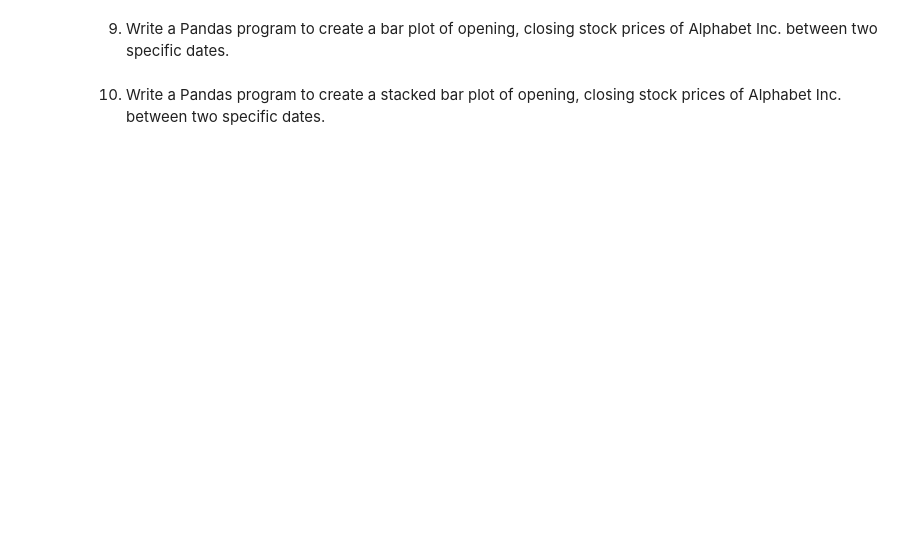
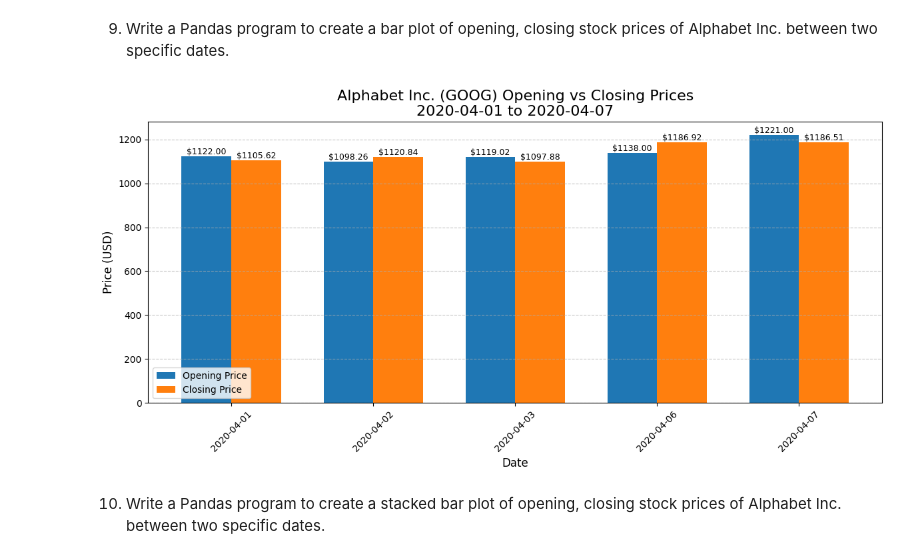
Before and after one commit to Dheer08/Master-s-Python-Assignment, a Jupyter notebook: CA 1/20056561 - Exercise 2 Pandas Data Manipulation.ipynb, the cells around one changed output. Drawn from its saved outputs; the diff is of its cells as text; code cells hidden in the pictures; blank space fills up the shorter version.

```diff
--- a/CA 1/20056561 - Exercise 2 Pandas Data Manipulation.ipynb
+++ b/CA 1/20056561 - Exercise 2 Pandas Data Manipulation.ipynb
@@ -198,6 +352,63 @@ Inc. stock between two specific dates.
 # %% [markdown]
 9. Write a Pandas program to create a bar plot of opening, closing stock prices of
 Alphabet Inc. between two specific dates.
+# %%
+# Read the Data
+df = pd.read_csv('/content/alphabet_stock_data.csv')
+
+# Convert Date column to datetime
+df['Date'] = pd.to_datetime(df['Date'])
+
+
+# Define date range
+start_date = '2020-04-01'
+end_date = '2020-04-07'
+
+# Filter data between specific dates
+filtered_df = df[(df['Date'] >= start_date) & (df['Date'] <= end_date)]
+
+# Set up plot
+plt.figure(figsize=(12, 6))
+bar_width = 0.35
+index = np.arange(len(filtered_df))
+
+# Create bars for opening prices
+bars_open = plt.bar(index - bar_width/2, filtered_df['Open'],
+                   bar_width,
+                   color='#1f77b4',
+                   label='Opening Price')
+
+# Create bars for closing prices
+bars_close = plt.bar(index + bar_width/2, filtered_df['Close'],
+                    bar_width,
+                    color='#ff7f0e',
+                    label='Closing Price')
+
+# Customize plot
+plt.title(f'Alphabet Inc. (GOOG) Opening vs Closing Prices\n{start_date} to {end_date}', fontsize=16)
+plt.xlabel('Date', fontsize=12)
+plt.ylabel('Price (USD)', fontsize=12)
+plt.xticks(index, filtered_df['Date'].dt.strftime('%Y-%m-%d'), rotation=45)
+plt.grid(axis='y', linestyle='--', alpha=0.7)
+
+# Add value labels on top of each bar
+def add_labels(bars):
+    for bar in bars:
+        height = bar.get_height()
+        plt.text(bar.get_x() + bar.get_width()/2., height,
+                f'${height:.2f}',
+                ha='center', va='bottom',
+                fontsize=9)
+
+add_labels(bars_open)
+add_labels(bars_close)
+
+# Add legend and adjust layout
+plt.legend()
+plt.tight_layout()
+plt.show()
+# %% [output]
+[figure, added]
 # %% [markdown]
 10. Write a Pandas program to create a stacked bar plot of opening, closing stock
 prices of Alphabet Inc. between two specific dates.
```
Also changed, not shown: parts of 5 cells of this notebook.
